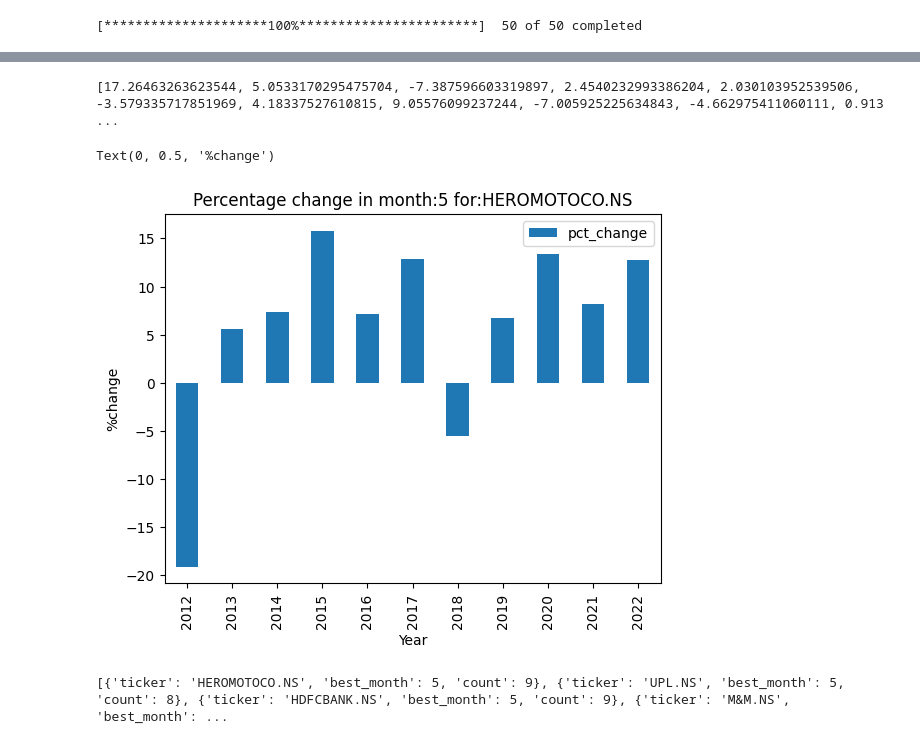
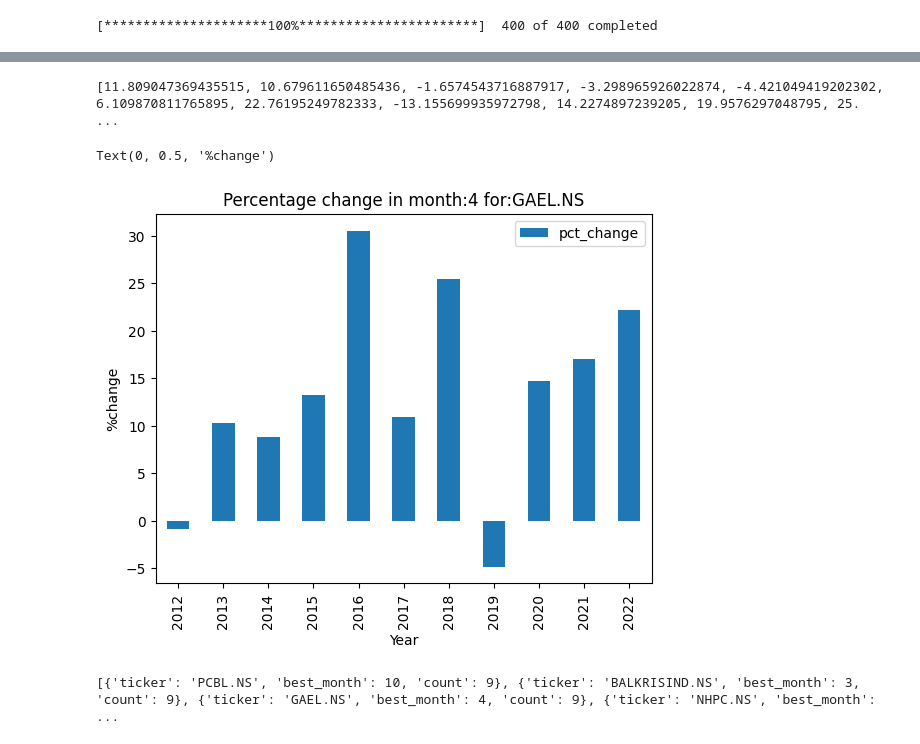
Before and after one commit to 345ishaan/algorithmic_trading, a Jupyter notebook: Stock_Mode_Analysis.ipynb, the cells around one changed output, grey strips where cells are left out. Drawn from its saved outputs; the diff is of its cells as text; code cells hidden in the pictures.

```diff
--- a/Stock_Mode_Analysis.ipynb
+++ b/Stock_Mode_Analysis.ipynb
@@ -24,6 +42,7 @@ pd.set_option('display.width', 1000)
 NSE_INDEX_TO_CSV = {
     'NIFTY_50': 'https://raw.githubusercontent.com/345ishaan/algorithmic_trading/main/nifty_50.csv',
     'NIFTY_LARGEMIDCAP_250': 'https://raw.githubusercontent.com/345ishaan/algorithmic_trading/main/nifty_largemidcap_250.csv',
+    'NIFTY_MIDSMALLCAP_400': 'https://raw.githubusercontent.com/345ishaan/algorithmic_trading/main/nifty_midsmallcap_400.csv',
 }
 # %%
 def tickers_in_index(url_path):
@@ -36,14 +55,14 @@ def tickers_in_index(url_path):
 #@title Params
 start_year = 2012 #@param {type:"integer"}
 end_year = 2022 #@param {type:"integer"}
-index_name = 'NIFTY_50' #@param
+index_name = 'NIFTY_MIDSMALLCAP_400' #@param
 # %%
 stock_tickers = tickers_in_index(NSE_INDEX_TO_CSV[index_name])
 stock_tickers = list(map(lambda x : x +'.NS' , stock_tickers))
 # %%
 stock_data = yf.download(" ".join(stock_tickers), start="2012-01-01", end="2022-12-31")
 # %% [output]
-[*********************100%***********************]  50 of 50 completed
+[*********************100%***********************]  400 of 400 completed
 # %%
 stock_data['Open']['RELIANCE.NS'][:15]
 # %% [output]
@@ -107,29 +126,29 @@ for stock in stock_tickers:
   PCT_DATA[stock]['month_ch'] = month_ch
   PCT_DATA[stock]['month_valid'] = month_valid
 # %%
-print(PCT_DATA['RELIANCE.NS']['month_ch'][1])
+print(PCT_DATA['GAEL.NS']['month_ch'][1])
 # %% [output]
-[17.26463263623544, 5.0533170295475704, -7.387596603319897, 2.4540232993386204, 2.030103952539506, -3.579335717851969, 4.18337527610815, 9.05576099237244, -7.005925225634843, -4.662975411060111, 0.913 ...
+[11.809047369435515, 10.679611650485436, -1.6574543716887917, -3.298965926022874, -4.421049419202302, 6.109870811765895, 22.76195249782333, -13.155699935972798, 14.2274897239205, 19.9576297048795, 25. ...
 # %%
 #@title Plot per month bar plot given stock symbol
 
-plot_stock_symbol = 'HEROMOTOCO.NS' #@param {type:"string"}
-plot_month = 5 #@param
+plot_stock_symbol = 'GAEL.NS' #@param {type:"string"}
+plot_month = 4 #@param
 plotdata = pd.DataFrame([{'pct_change': PCT_DATA[plot_stock_symbol]['month_ch'][plot_month][x], } for x,_ in enumerate(range(start_year, end_year + 1))],
                         index=[year for year in range(start_year, end_year + 1)])
 plotdata.plot(kind="bar")
 plt.title(f"Percentage change in month:{plot_month} for:{plot_stock_symbol}")
 plt.xlabel("Year")
 plt.ylabel("%change")
 # %% [output]
 Text(0, 0.5, '%change')
-[figure, old version]
+[figure, new version]
 # %%
 #@title Find stock months where PCT_Change > threshold more than x% of year range.
 
-YEAR_X = 0.8 #@param
-PCT_THRESHOLD = 2 #@param
-MONTH_RANGE = range(5,7)
+YEAR_X = 0.9 #@param
+PCT_THRESHOLD = 5 #@param
+MONTH_RANGE = range(1,13)
 FILTERED_STOCKS = []
 for stock in PCT_DATA:
   max_num = 0
@@ -140,8 +159,13 @@ for stock in PCT_DATA:
     if max_num < total_months:
       max_month = month
       max_num = total_months
+  # max_month / max_num
+  # Feb: 10 March : 8 Jun: 6
+  # max_month = Feb
+  # max_num = 10
+  # max_num >= percentage of year_range:
   if max_num >= YEAR_X*(end_year-start_year):
     FILTERED_STOCKS.append({'ticker': stock, 'best_month': max_month, 'count': max_num})
 print(FILTERED_STOCKS)
 # %% [output]
-[{'ticker': 'HEROMOTOCO.NS', 'best_month': 5, 'count': 9}, {'ticker': 'UPL.NS', 'best_month': 5, 'count': 8}, {'ticker': 'HDFCBANK.NS', 'best_month': 5, 'count': 9}, {'ticker': 'M&M.NS', 'best_month': ...
+[{'ticker': 'PCBL.NS', 'best_month': 10, 'count': 9}, {'ticker': 'BALKRISIND.NS', 'best_month': 3, 'count': 9}, {'ticker': 'GAEL.NS', 'best_month': 4, 'count': 9}, {'ticker': 'NHPC.NS', 'best_month':  ...
```
Also changed, not shown: parts of 1 cell of this notebook.
